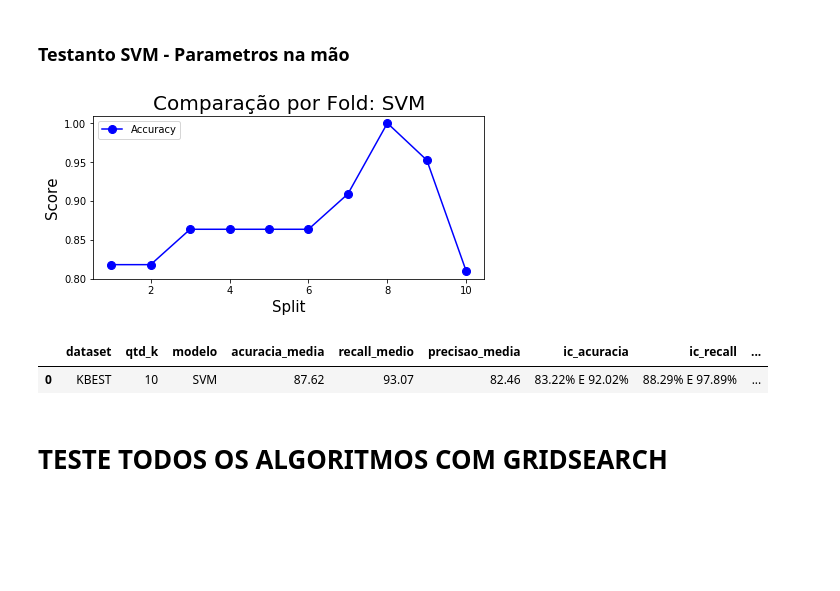
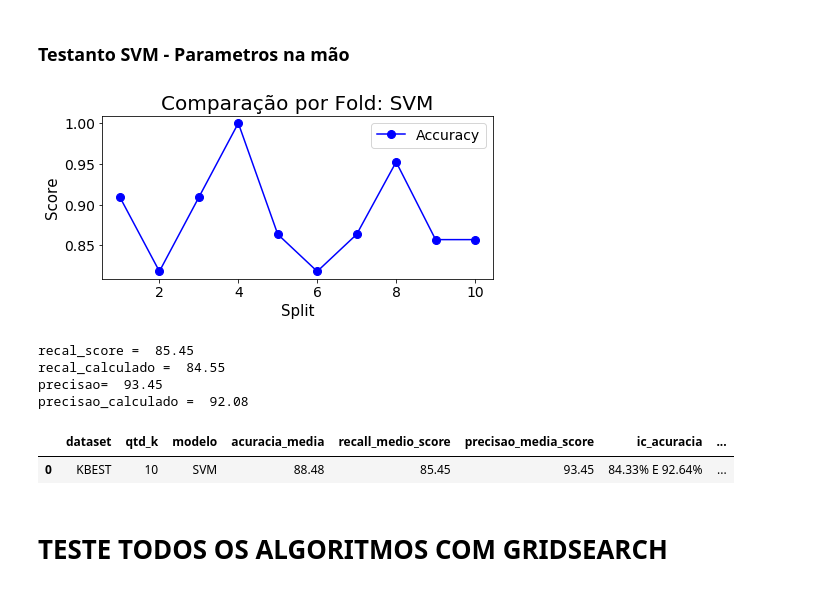
Before and after one commit to diegodedize/Rec_Padroes_PPGI_2020, a Jupyter notebook: NOTEBOOKS/DD_Rec_Padroes_imagens_coronarias.ipynb, the cells around one changed output. Cells and saved outputs as stored; diff of their text form; code cells hidden in the pictures; blank space fills up the shorter version.

```diff
--- a/NOTEBOOKS/DD_Rec_Padroes_imagens_coronarias.ipynb
+++ b/NOTEBOOKS/DD_Rec_Padroes_imagens_coronarias.ipynb
@@ -1254,19 +1219,20 @@ Aplica_modelo(arquivo,k_qtd,val_param,modelo)
 # %%
 arquivo = 'KBEST'
 separa_atributos(arquivo)
 k_qtd = 10
 
 
 modelo = 'SVM'
-val_param=0.5
+val_param=0.8
 
-#SVM KBEST
-# dataset	qtd_k	modelo	acuracia_media	ic_acuracia	melhores_pametros
-# 0	KBEST	10	SVM	87.62%	83.22% E 92.02%	{'C': 0.5, 'gamma': 'auto', 'kernel': 'sigmoid'}
 
 Aplica_modelo(arquivo,k_qtd,val_param,modelo)
 #df_metricas.head()
 # %% [output]
-[figure, old version]
+[figure, new version]
+recal_score =  85.45
+recal_calculado =  84.55
+precisao=  93.45
+precisao_calculado =  92.08
-|  | dataset | qtd_k | modelo | acuracia_media | recall_medio | precisao_media | ic_acuracia | ic_recall | ... |
-| 0 | KBEST | 10 | SVM | 87.62 | 93.07 | 82.46 | 83.22% E 92.02% | 88.29% E 97.89% | ... |
+|  | dataset | qtd_k | modelo | acuracia_media | recall_medio_score | precisao_media_score | ic_acuracia | ... |
+| 0 | KBEST | 10 | SVM | 88.48 | 85.45 | 93.45 | 84.33% E 92.64% | ... |
```
Also changed, not shown: parts of 34 cells of this notebook.
